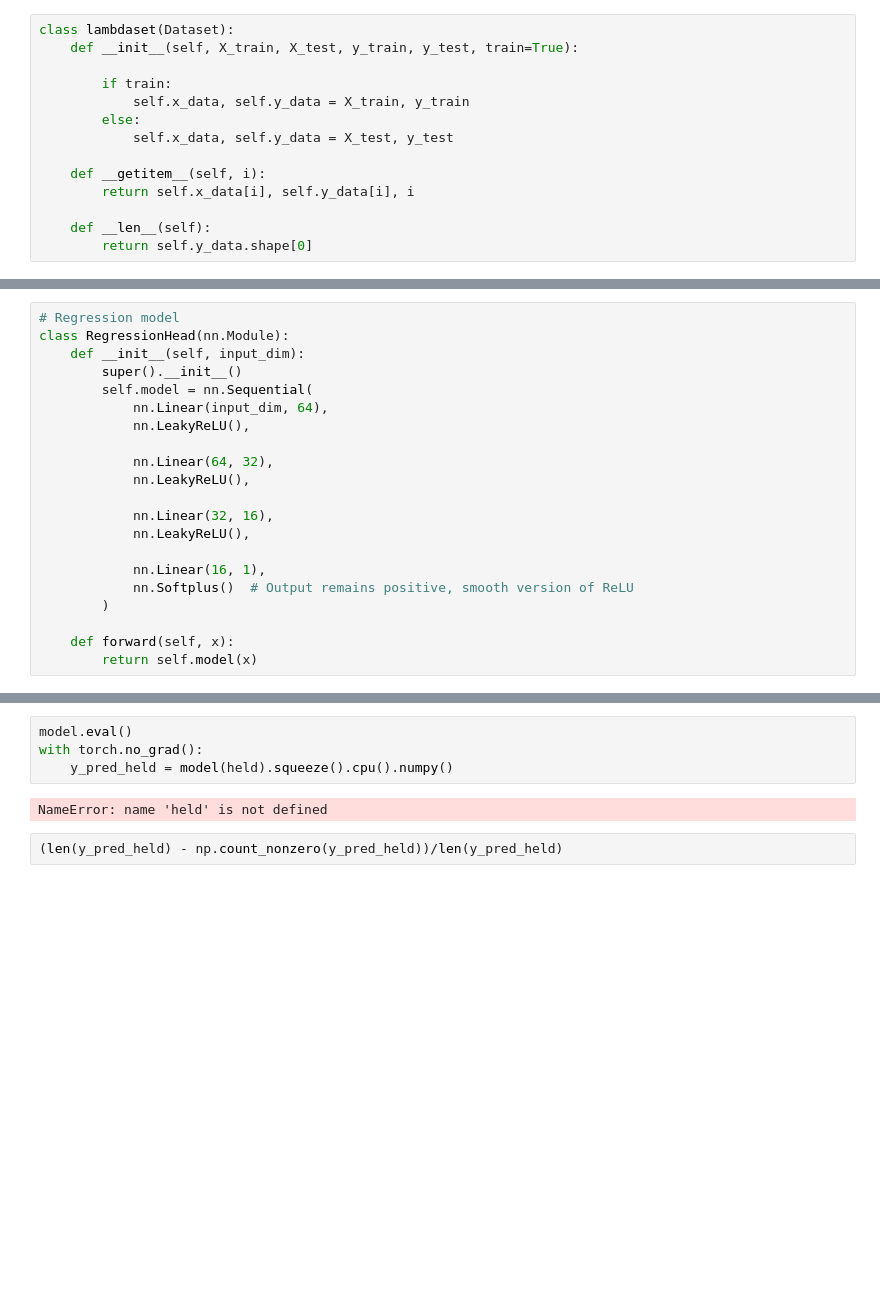
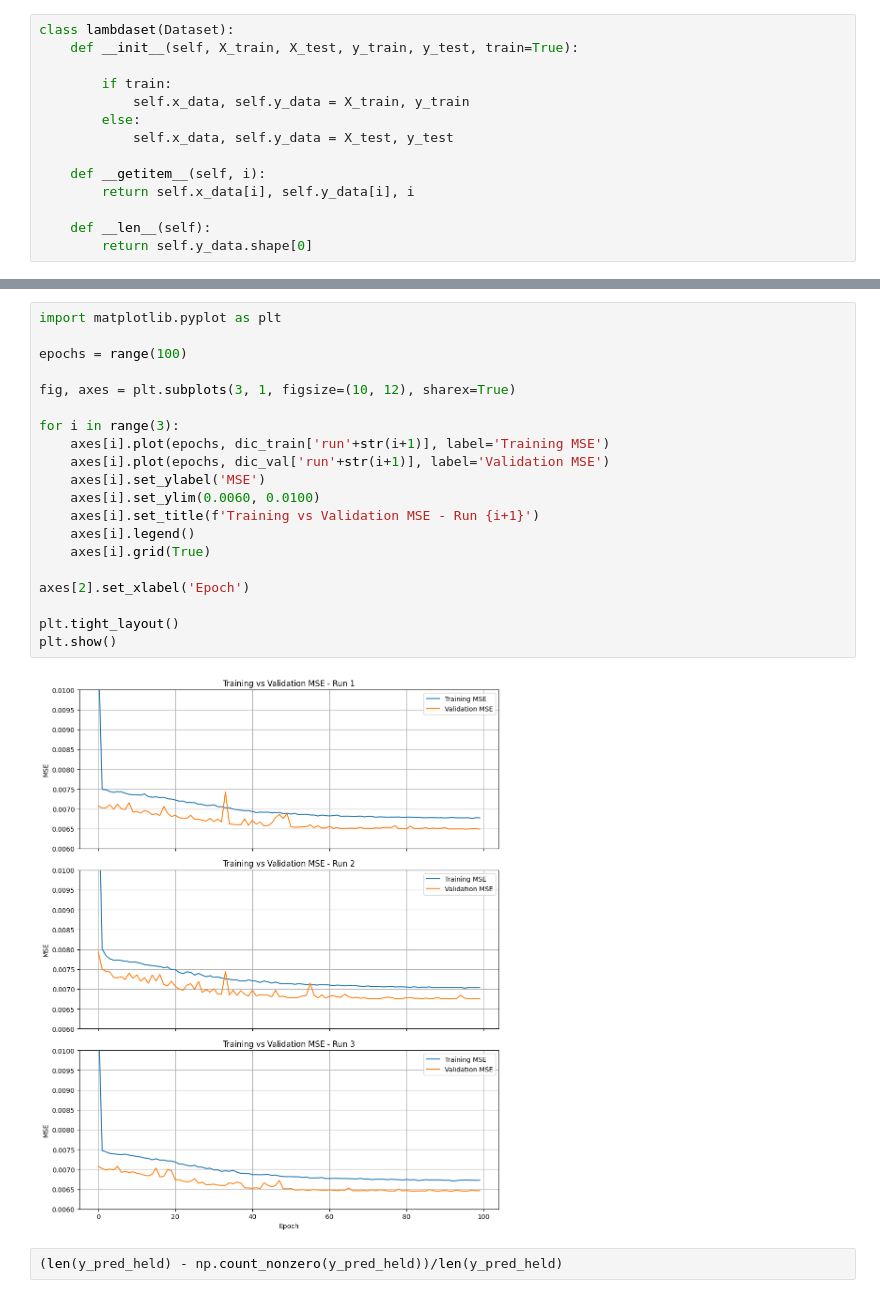
Before and after one commit to yutiachen5/Efficient_PLM_public, a Jupyter notebook: lambda_net.ipynb, the cells around one changed output, grey strips where cells are left out. Cells and saved outputs as stored; diff of their text form; blank space fills up the shorter version.

```diff
--- a/lambda_net.ipynb
+++ b/lambda_net.ipynb
@@ -71,24 +45,3 @@ class ResidualMLP(nn.Module):
-# %%
-# Regression model
-class RegressionHead(nn.Module):
-    def __init__(self, input_dim):
-        super().__init__()
-        self.model = nn.Sequential(
-            nn.Linear(input_dim, 64),
-            nn.LeakyReLU(),
-
-            nn.Linear(64, 32),
-            nn.LeakyReLU(),
-
-            nn.Linear(32, 16),
-            nn.LeakyReLU(),
-
-            nn.Linear(16, 1),
-            nn.Softplus()  # Output remains positive, smooth version of ReLU
-        )
-
-    def forward(self, x):
-        return self.model(x)
 # %%
 # Regression model
 class RegressionHead(nn.Module):
@@ -225,9 +245,25 @@ with torch.no_grad():
 # %%
-model.eval()
-with torch.no_grad():
-    y_pred_held = model(held).squeeze().cpu().numpy()
+import matplotlib.pyplot as plt
+
+epochs = range(100)
+
+fig, axes = plt.subplots(3, 1, figsize=(10, 12), sharex=True)
+
+for i in range(3):
+    axes[i].plot(epochs, dic_train['run'+str(i+1)], label='Training MSE')
+    axes[i].plot(epochs, dic_val['run'+str(i+1)], label='Validation MSE')
+    axes[i].set_ylabel('MSE')
+    axes[i].set_ylim(0.0060, 0.0100)
+    axes[i].set_title(f'Training vs Validation MSE - Run {i+1}')
+    axes[i].legend()
+    axes[i].grid(True)
+
+axes[2].set_xlabel('Epoch')
+
+plt.tight_layout()
+plt.show()
 # %% [output]
-NameError: name 'held' is not defined
+[figure, added]
 # %%
 (len(y_pred_held) - np.count_nonzero(y_pred_held))/len(y_pred_held)
 # %%
```
Also changed, not shown: parts of 11 cells of this notebook, 3 other files.
